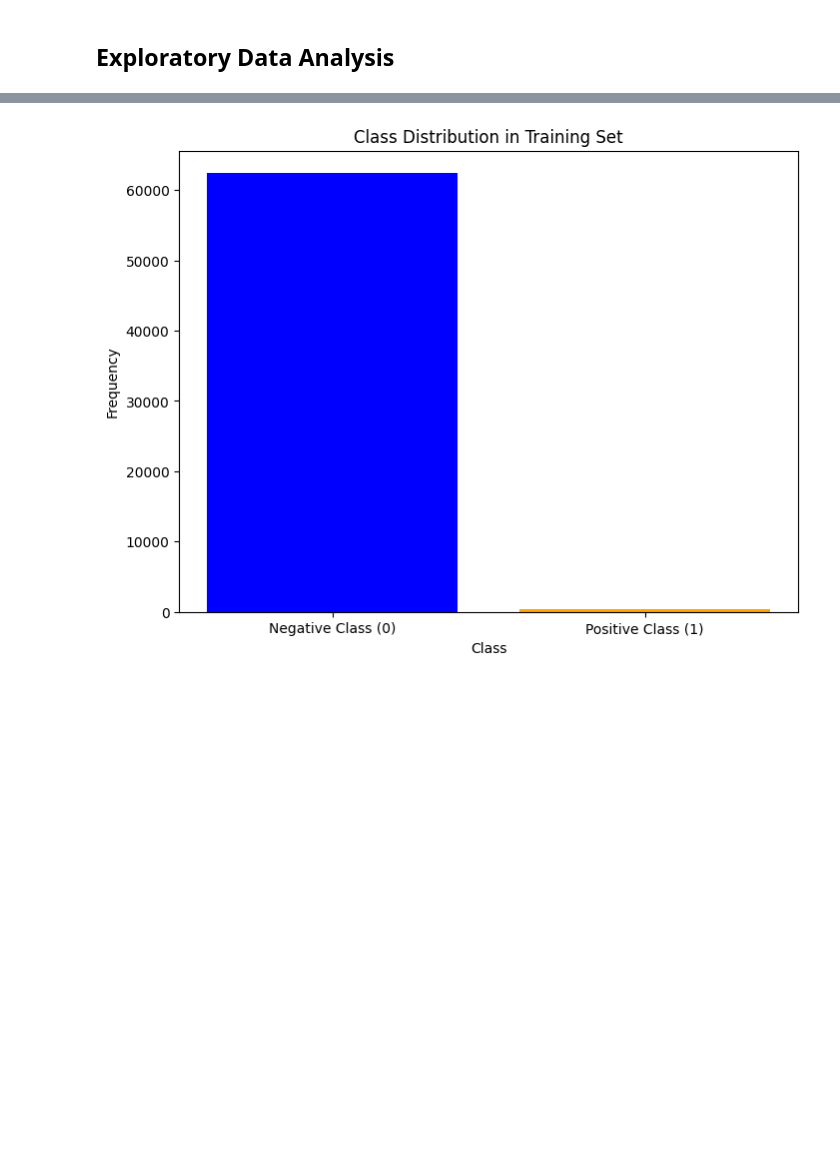
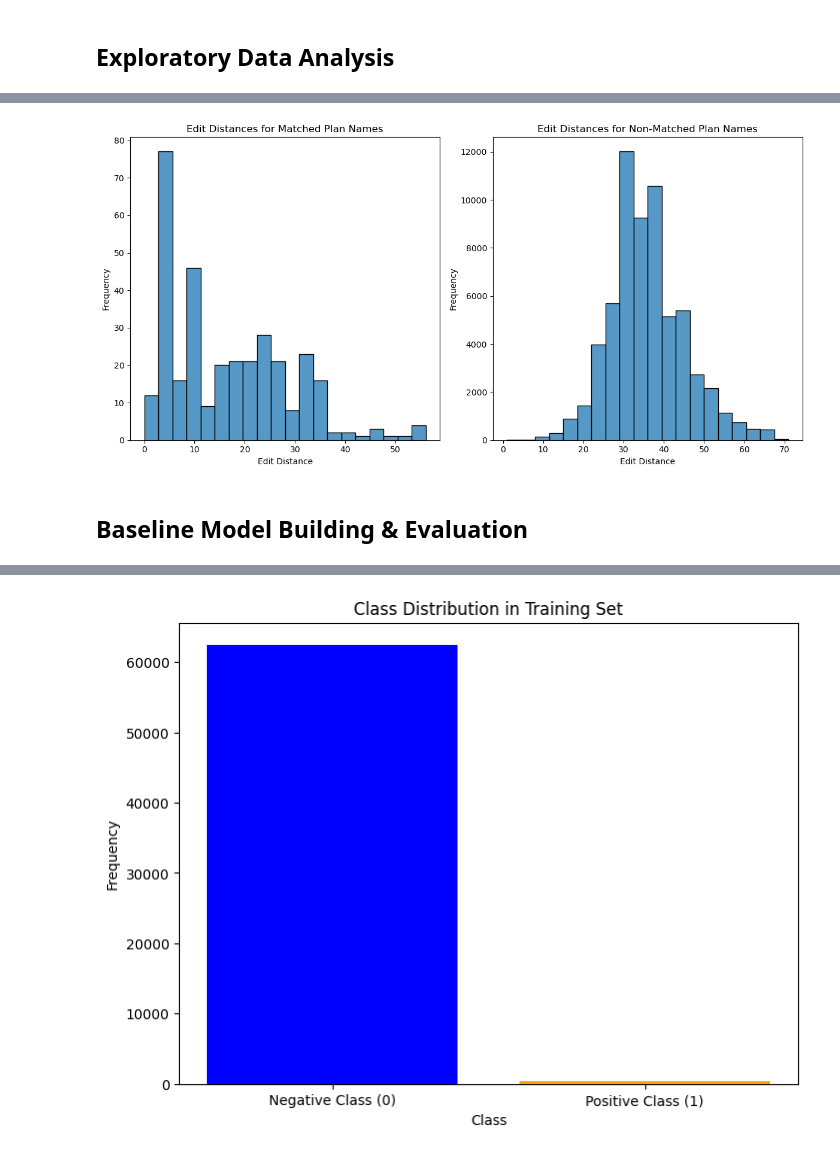
Before and after one commit to Kieran-Shaw/match-plans, a Jupyter notebook: notebooks/match-plans.ipynb, the cells around one changed output, grey strips where cells are left out. Drawn from its saved outputs; the diff is of its cells as text; code cells hidden in the pictures; blank space fills up the shorter version.

```diff
--- a/notebooks/match-plans.ipynb
+++ b/notebooks/match-plans.ipynb
@@ -698,0 +373,34 @@ print(f"Best score from Grid Search: {best_score:.4f}")
+# %%
+# what is the distance between matched plan names?
+matched_names = df[df["is_match"] == 1][["plan_admin_name", "name"]]
+non_matched_names = df[df["is_match"] == 0][["plan_admin_name", "name"]]
+
+# Calculate edit distances for matched pairs
+edit_distances_matched = [lev_distance(p1, p2) for p1, p2 in zip(matched_names["plan_admin_name"], matched_names["name"])]
+
+# Calculate edit distances for non-matched pairs
+edit_distances_non_matched = [lev_distance(p1, p2) for p1, p2 in zip(non_matched_names["plan_admin_name"], non_matched_names["name"])]
+
+# Plotting
+plt.figure(figsize=(12, 6))
+
+# Plot for matched pairs
+plt.subplot(1, 2, 1)  # 1 row, 2 columns, 1st subplot
+sns.histplot(edit_distances_matched, bins=20, kde=False)
+plt.title('Edit Distances for Matched Plan Names')
+plt.xlabel('Edit Distance')
+plt.ylabel('Frequency')
+
+# Plot for non-matched pairs
+plt.subplot(1, 2, 2)  # 1 row, 2 columns, 2nd subplot
+sns.histplot(edit_distances_non_matched, bins=20, kde=False)
+plt.title('Edit Distances for Non-Matched Plan Names')
+plt.xlabel('Edit Distance')
+plt.ylabel('Frequency')
+
+plt.tight_layout()
+plt.show()
+# %% [output]
+[figure, added]
+# %% [markdown]
+## Baseline Model Building & Evaluation
```
Also changed, not shown: parts of 54 cells of this notebook, 7 other files.
